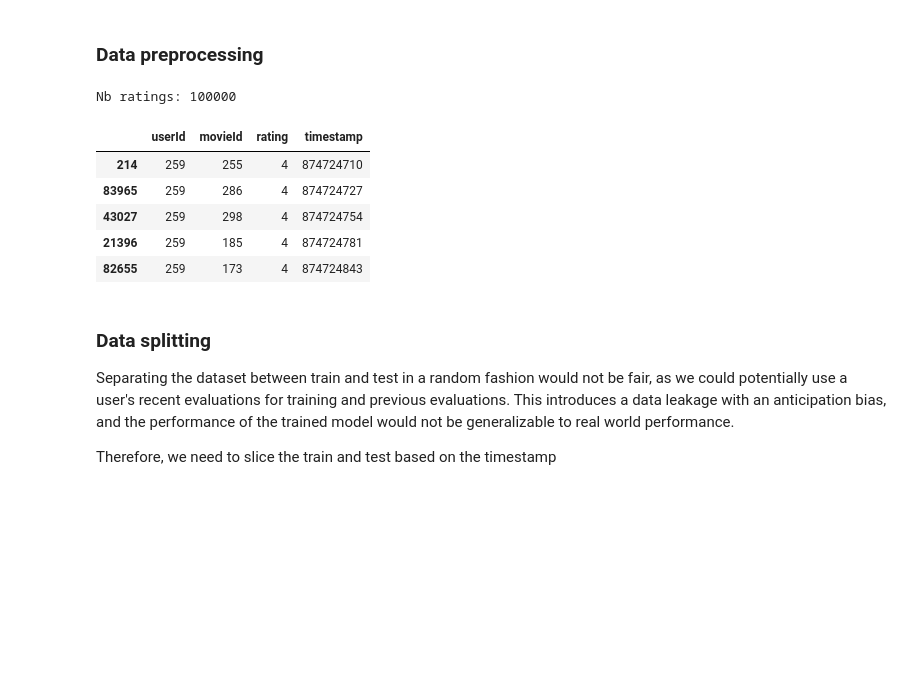
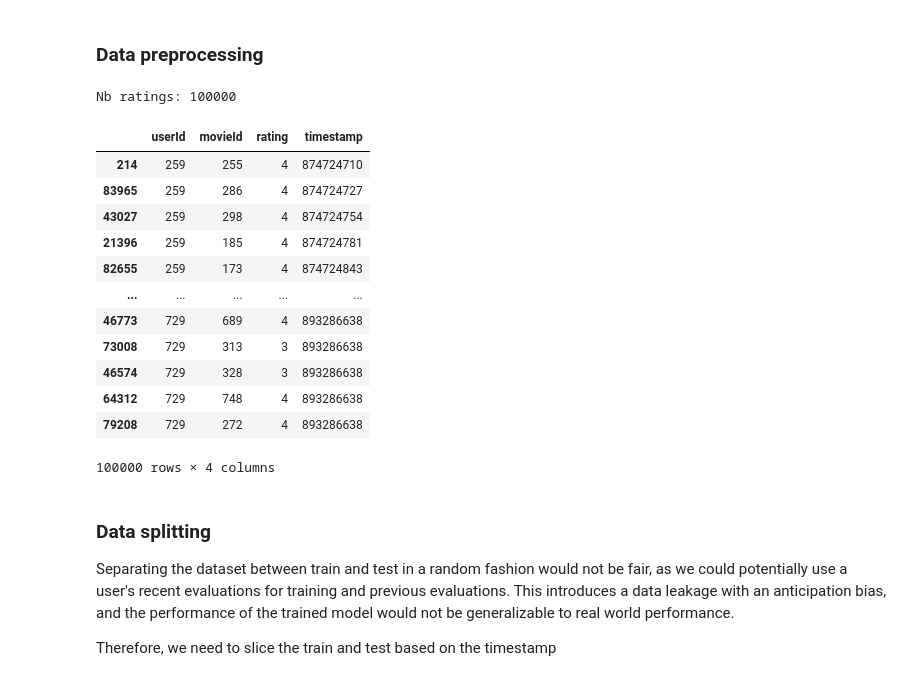
Before and after one commit to jorislimonier/uca-msc-dsai, a Jupyter notebook: ML-algo/05-notebook-RS-LIMONIER.ipynb, the cells around one changed output. Drawn from its saved outputs; the diff is of its cells as text; code cells hidden in the pictures; blank space fills up the shorter version.

```diff
--- a/ML-algo/05-notebook-RS-LIMONIER.ipynb
+++ b/ML-algo/05-notebook-RS-LIMONIER.ipynb
@@ -79,24 +79,31 @@ Today, online recommender systems are built using implicit feedback.
 # %%
 # Load data
 np.random.seed(123)
 
 ratings = pd.read_csv(
     path + "u.data",
     sep="\t",
     header=None,
     names=["userId", "movieId", "rating", "timestamp"],
 )
 ratings = ratings.sort_values(["timestamp"], ascending=True)
 print("Nb ratings:", len(ratings))
-ratings.head()
+ratings
 # %% [output]
 Nb ratings: 100000
 |  | userId | movieId | rating | timestamp |
 | 214 | 259 | 255 | 4 | 874724710 |
 | 83965 | 259 | 286 | 4 | 874724727 |
 | 43027 | 259 | 298 | 4 | 874724754 |
 | 21396 | 259 | 185 | 4 | 874724781 |
 | 82655 | 259 | 173 | 4 | 874724843 |
+| ... | ... | ... | ... | ... |
+| 46773 | 729 | 689 | 4 | 893286638 |
+| 73008 | 729 | 313 | 3 | 893286638 |
+| 46574 | 729 | 328 | 3 | 893286638 |
+| 64312 | 729 | 748 | 4 | 893286638 |
+| 79208 | 729 | 272 | 4 | 893286638 |
+100000 rows × 4 columns
 # %% [markdown]
 ### Data splitting
 
```
Also changed, not shown: parts of 32 cells of this notebook, 1 other file.
